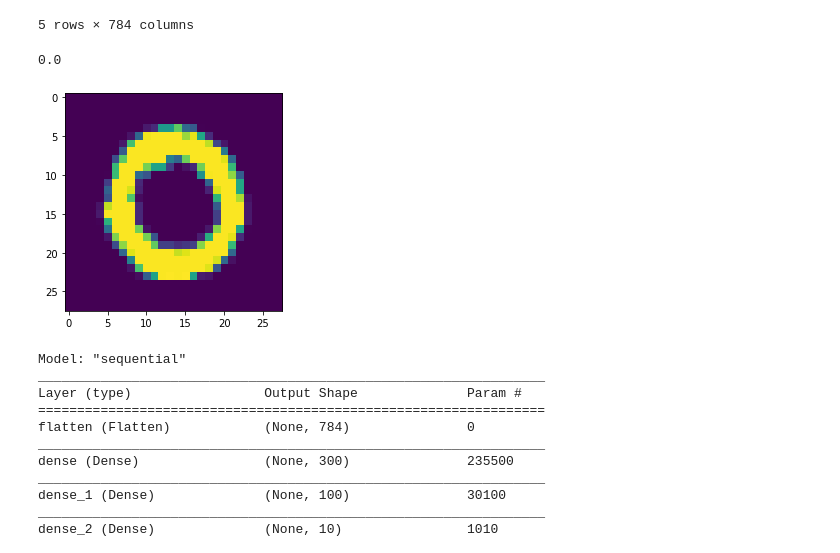
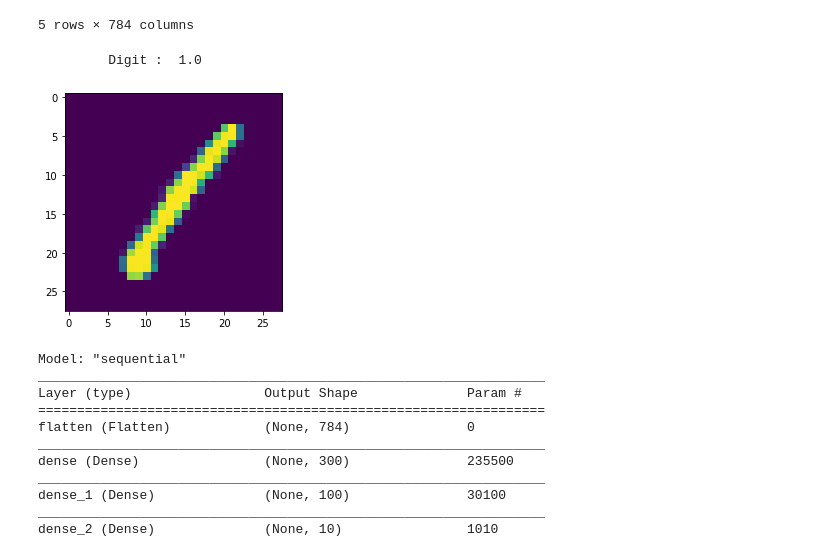
Before and after one commit to RizwanaShaikh/Digit-Recognizer, a Jupyter notebook: Digit_Recogn.ipynb, the cells around one changed output. Saved outputs shown, nothing was run; the diff lists cells and outputs as text; code cells hidden in the pictures.

```diff
--- a/Digit_Recogn.ipynb
+++ b/Digit_Recogn.ipynb
@@ -60,12 +60,12 @@ X_test_full = test_data_main/255
 X_train_full = X_train_full.values.reshape(-1, 28, 28, 1)
 X_test_full = X_test_full.values.reshape(-1,28,28,1)
 # %%
-i = 1 #item number
+i = 0 #item number
 plt.imshow(X_train_full[i])
-print(y_train_full[i])
+print("\t Digit : ",y_train_full[i])
 # %% [output]
-0.0
+         Digit :  1.0
-[figure, old version]
+[figure, new version]
 # %%
 X_valid , X_train  = X_train_full[:5000],X_train_full[5000:]
 y_valid , y_train  = y_train_full[:5000],y_train_full[5000:]
```
Also changed, not shown: parts of 2 cells of this notebook.
